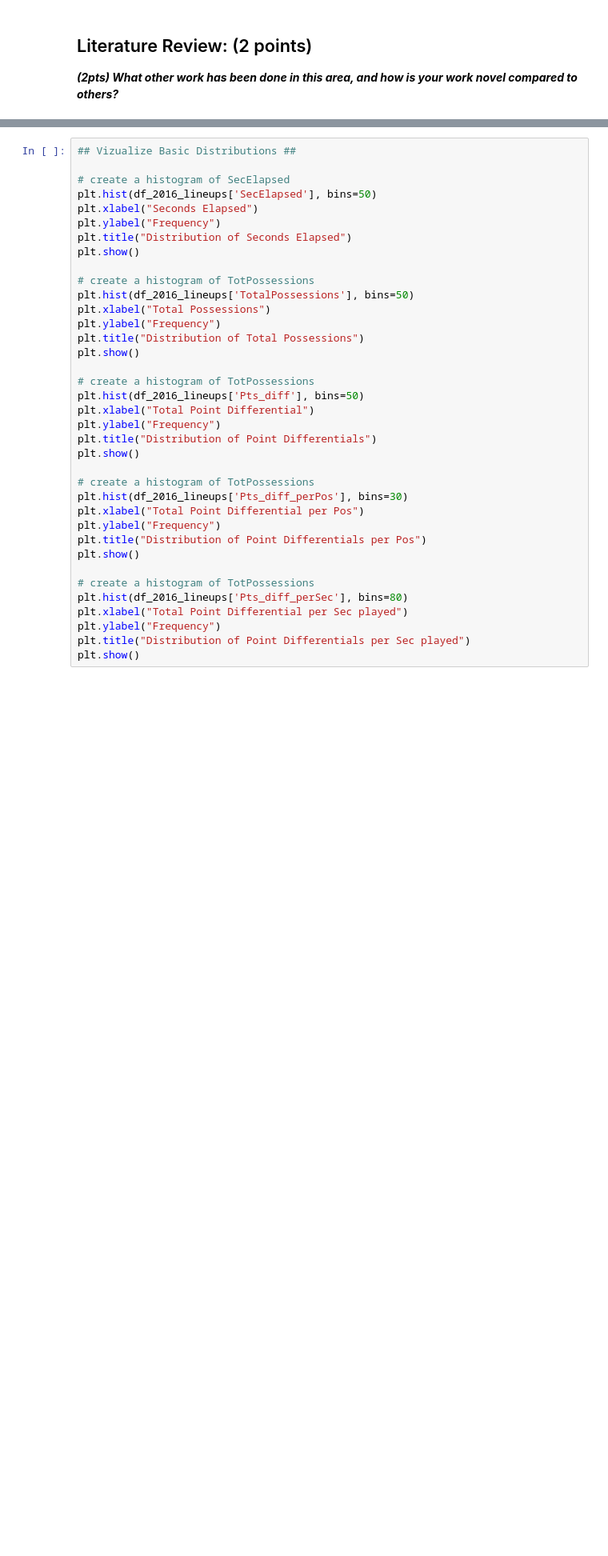
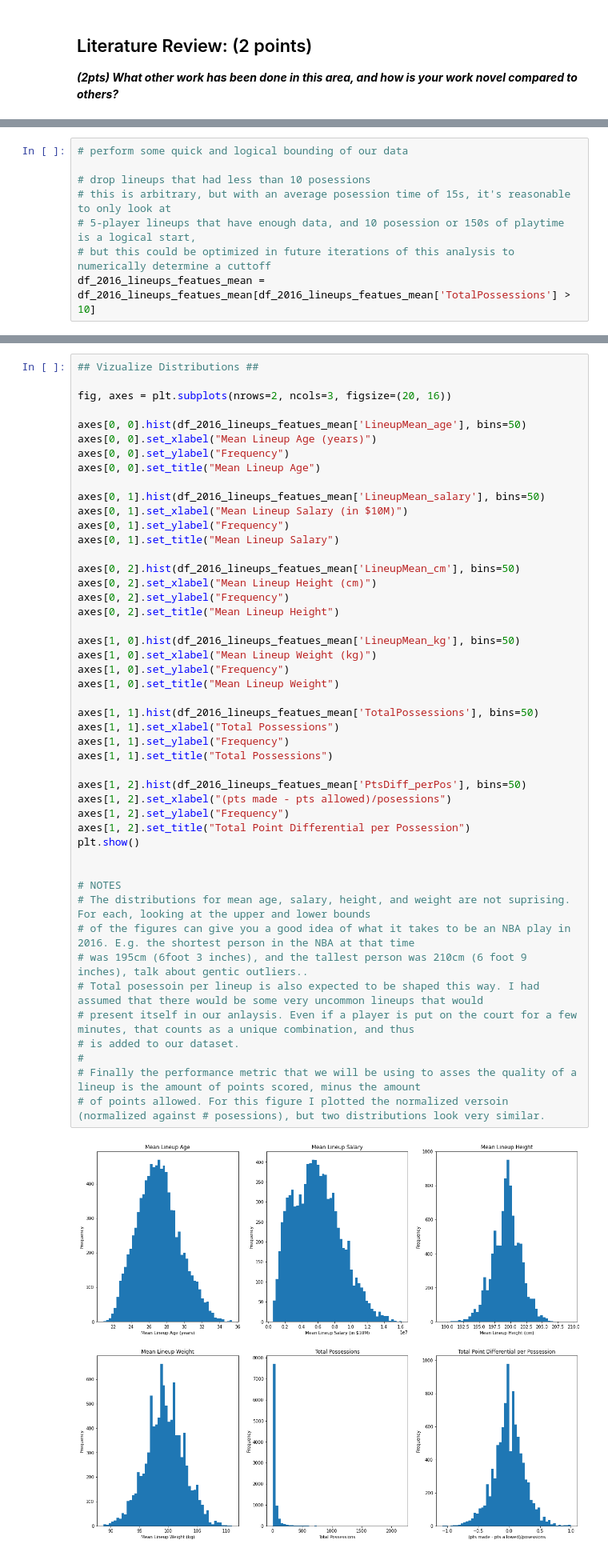
Before and after one commit to BrianMillerS/ultimate_nba_5-player_lineup, a Jupyter notebook: Bball_production.ipynb, the cells around one changed output, grey strips where cells are left out. Shown at 80% size. Drawn from its saved outputs; the diff is of its cells as text; blank space fills up the shorter version.

Commit message:
viz complete, still needs notes and commentary though

```diff
--- a/Bball_production.ipynb
+++ b/Bball_production.ipynb
@@ -126,0 +190,8 @@ print(df_2016_lineups.info())
+# %%
+# perform some quick and logical bounding of our data
+
+# drop lineups that had less than 10 posessions
+# this is arbitrary, but with an average posession time of 15s, it's reasonable to only look at
+# 5-player lineups that have enough data, and 10 posession or 150s of playtime is a logical start,
+# but this could be optimized in future iterations of this analysis to numerically determine a cuttoff
+df_2016_lineups_featues_mean = df_2016_lineups_featues_mean[df_2016_lineups_featues_mean['TotalPossessions'] > 10]
@@ -127,37 +233,49 @@ print(df_2016_lineups.info())
 # %%
-## Vizualize Basic Distributions ##
+## Vizualize Distributions ##
 
-# create a histogram of SecElapsed
-plt.hist(df_2016_lineups['SecElapsed'], bins=50)
-plt.xlabel("Seconds Elapsed")
-plt.ylabel("Frequency")
-plt.title("Distribution of Seconds Elapsed")
+fig, axes = plt.subplots(nrows=2, ncols=3, figsize=(20, 16))
+
+axes[0, 0].hist(df_2016_lineups_featues_mean['LineupMean_age'], bins=50)
+axes[0, 0].set_xlabel("Mean Lineup Age (years)")
+axes[0, 0].set_ylabel("Frequency")
+axes[0, 0].set_title("Mean Lineup Age")
+
+axes[0, 1].hist(df_2016_lineups_featues_mean['LineupMean_salary'], bins=50)
+axes[0, 1].set_xlabel("Mean Lineup Salary (in $10M)")
+axes[0, 1].set_ylabel("Frequency")
+axes[0, 1].set_title("Mean Lineup Salary")
+
+axes[0, 2].hist(df_2016_lineups_featues_mean['LineupMean_cm'], bins=50)
+axes[0, 2].set_xlabel("Mean Lineup Height (cm)")
+axes[0, 2].set_ylabel("Frequency")
+axes[0, 2].set_title("Mean Lineup Height")
+
+axes[1, 0].hist(df_2016_lineups_featues_mean['LineupMean_kg'], bins=50)
+axes[1, 0].set_xlabel("Mean Lineup Weight (kg)")
+axes[1, 0].set_ylabel("Frequency")
+axes[1, 0].set_title("Mean Lineup Weight")
+
+axes[1, 1].hist(df_2016_lineups_featues_mean['TotalPossessions'], bins=50)
+axes[1, 1].set_xlabel("Total Possessions")
+axes[1, 1].set_ylabel("Frequency")
+axes[1, 1].set_title("Total Possessions")
+
+axes[1, 2].hist(df_2016_lineups_featues_mean['PtsDiff_perPos'], bins=50)
+axes[1, 2].set_xlabel("(pts made - pts allowed)/posessions")
+axes[1, 2].set_ylabel("Frequency")
+axes[1, 2].set_title("Total Point Differential per Possession")
 plt.show()
 
-# create a histogram of TotPossessions
-plt.hist(df_2016_lineups['TotalPossessions'], bins=50)
-plt.xlabel("Total Possessions")
-plt.ylabel("Frequency")
-plt.title("Distribution of Total Possessions")
-plt.show()
 
-# create a histogram of TotPossessions
-plt.hist(df_2016_lineups['Pts_diff'], bins=50)
-plt.xlabel("Total Point Differential")
-plt.ylabel("Frequency")
-plt.title("Distribution of Point Differentials")
-plt.show()
-
-# create a histogram of TotPossessions
-plt.hist(df_2016_lineups['Pts_diff_perPos'], bins=30)
-plt.xlabel("Total Point Differential per Pos")
-plt.ylabel("Frequency")
-plt.title("Distribution of Point Differentials per Pos")
-plt.show()
-
-# create a histogram of TotPossessions
-plt.hist(df_2016_lineups['Pts_diff_perSec'], bins=80)
-plt.xlabel("Total Point Differential per Sec played")
-plt.ylabel("Frequency")
-plt.title("Distribution of Point Differentials per Sec played")
-plt.show()
+# NOTES
+# The distributions for mean age, salary, height, and weight are not suprising. For each, looking at the upper and lower bounds
+# of the figures can give you a good idea of what it takes to be an NBA play in 2016. E.g. the shortest person in the NBA at that time
+# was 195cm (6foot 3 inches), and the tallest person was 210cm (6 foot 9 inches), talk about gentic outliers..
+# Total posessoin per lineup is also expected to be shaped this way. I had assumed that there would be some very uncommon lineups that would
+# present itself in our anlaysis. Even if a player is put on the court for a few minutes, that counts as a unique combination, and thus
+# is added to our dataset.
+#
+# Finally the performance metric that we will be using to asses the quality of a lineup is the amount of points scored, minus the amount
+# of points allowed. For this figure I plotted the normalized versoin (normalized against # posessions), but two distributions look very similar.
+# %% [output]
+[figure, added]
```
Also changed, not shown: parts of 19 cells of this notebook, 1 other file.
